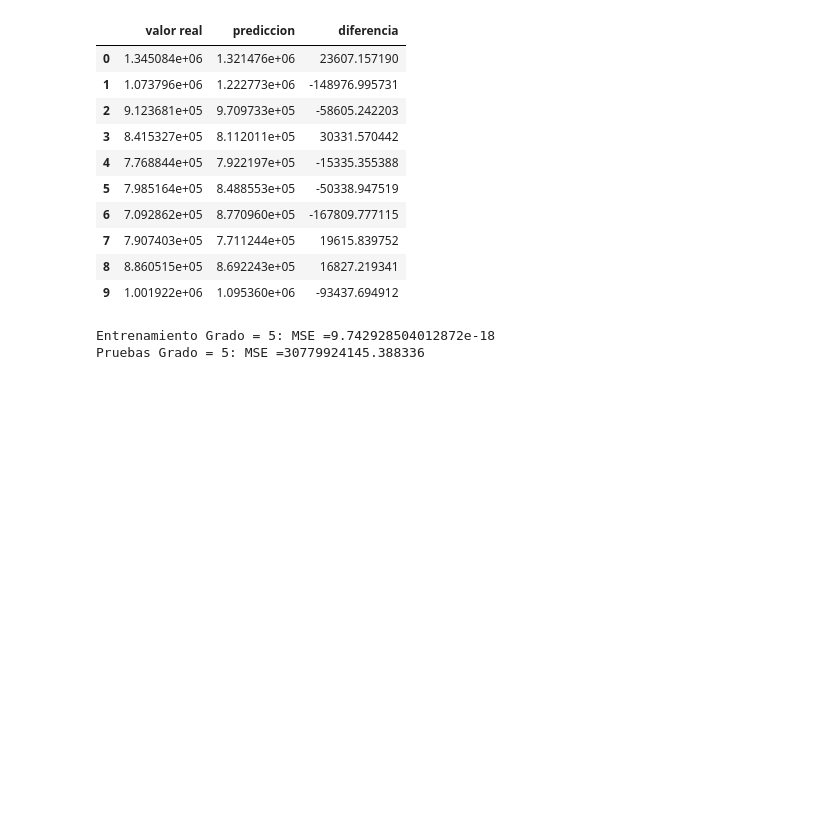
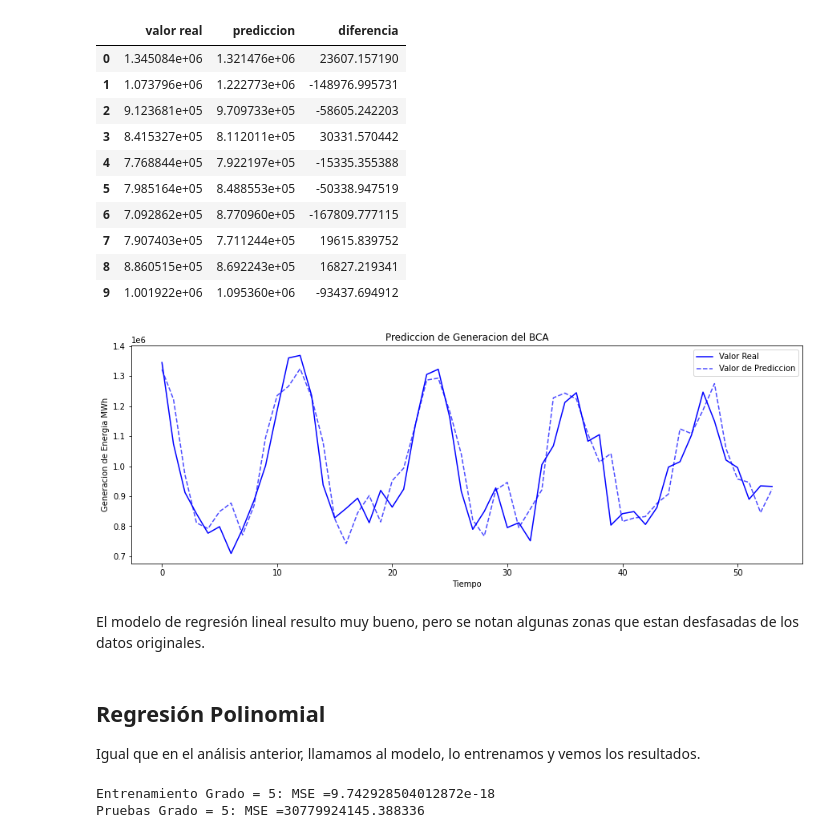
Before and after one commit to rosalesmm/ProyectoBEDU, a Jupyter notebook: Proyecto_BEDU_3.ipynb, the cells around one changed output. Saved outputs shown, nothing was run; the diff lists cells and outputs as text; code cells hidden in the pictures; blank space fills up the shorter version.

```diff
--- a/Proyecto_BEDU_3.ipynb
+++ b/Proyecto_BEDU_3.ipynb
@@ -167,4 +217,23 @@ df_predicciones.head(10)
 | 7 | 7.907403e+05 | 7.711244e+05 | 19615.839752 |
 | 8 | 8.860515e+05 | 8.692243e+05 | 16827.219341 |
 | 9 | 1.001922e+06 | 1.095360e+06 | -93437.694912 |
+# %%
+fig, ax = plt.subplots(figsize=(15,5))
+
+plt.plot(df_predicciones['valor real'], label = 'Valor Real', color = 'b')
+plt.plot(df_predicciones['prediccion'], label = 'Valor de Prediccion', color = 'b', alpha = 0.7, linestyle='--')
+
+plt.title('Prediccion de Generacion del BCA')
+plt.xlabel('Tiempo')
+plt.ylabel('Generacion de Energia MWh')
+plt.legend()
+plt.show()
+# %% [output]
+[figure, added]
+# %% [markdown]
+El modelo de regresión lineal resulto muy bueno, pero se notan algunas zonas que estan desfasadas de los datos originales.
+# %% [markdown]
+## Regresión Polinomial
+
+Igual que en el análisis anterior, llamamos al modelo, lo entrenamos y vemos los resultados.
 # %%
```
Also changed, not shown: parts of 59 cells of this notebook.
